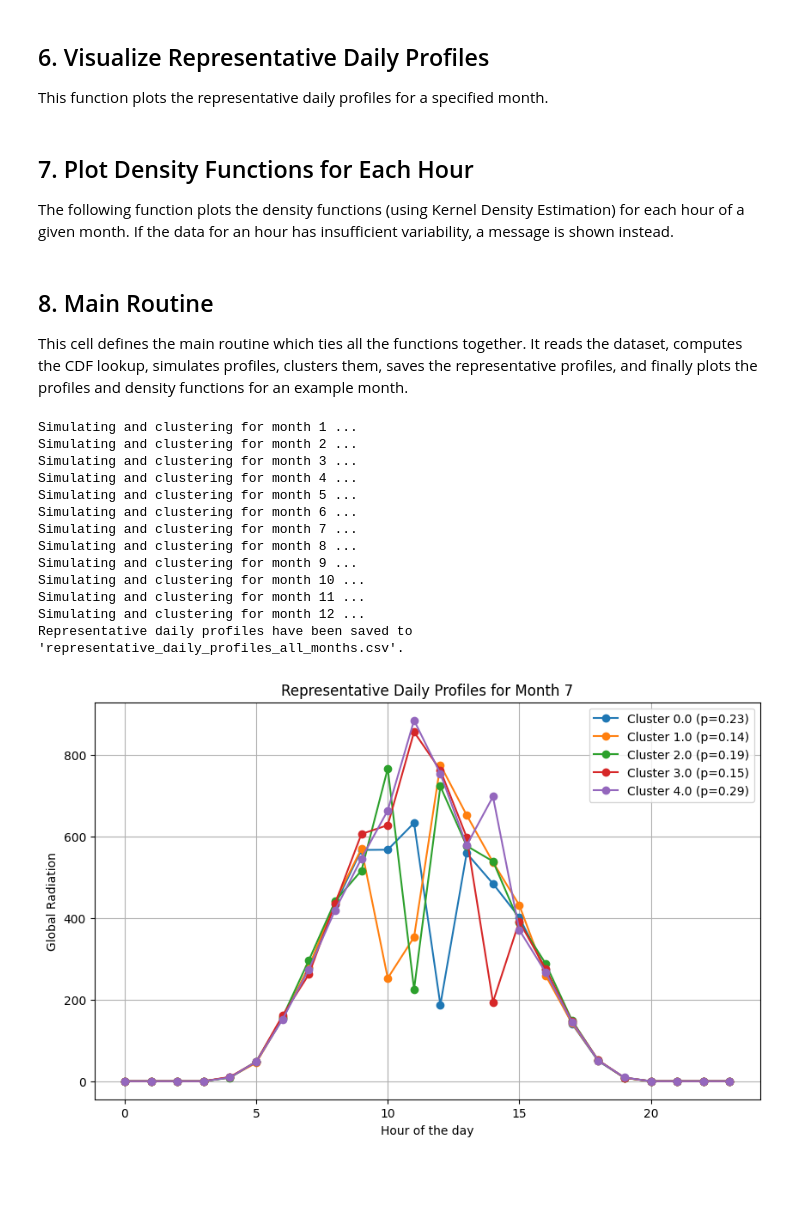
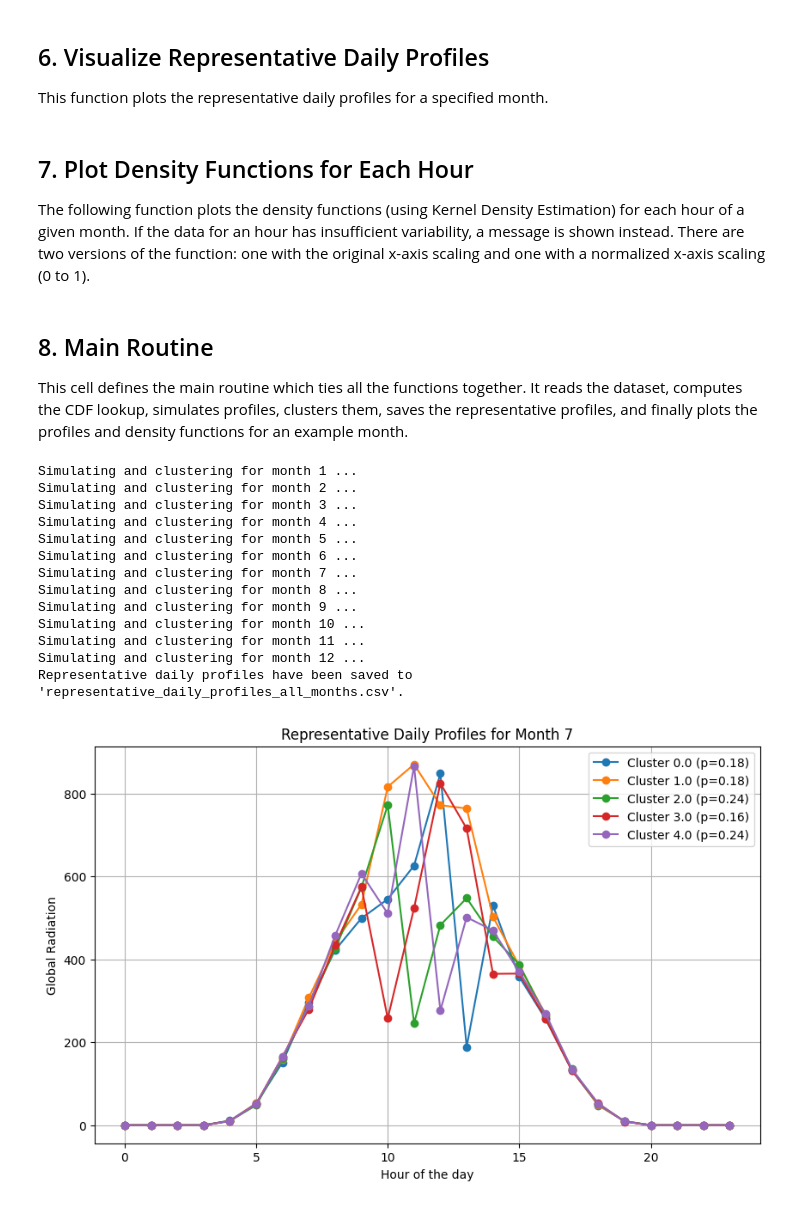
Before and after one commit to czwiessler/AMOProject, a Jupyter notebook: MonteCarloSimulation.ipynb, the cells around one changed output. Drawn from its saved outputs; the diff is of its cells as text; code cells hidden in the pictures; blank space fills up the shorter version.

Commit message:
updated density plots, dataset

```diff
--- a/MonteCarloSimulation.ipynb
+++ b/MonteCarloSimulation.ipynb
@@ -193,6 +193,7 @@ def plot_profiles_for_month(rep_df, month):
 ## 7. Plot Density Functions for Each Hour
 
 The following function plots the density functions (using Kernel Density Estimation) for each hour of a given month. If the data for an hour has insufficient variability, a message is shown instead.
+There are two versions of the function: one with the original x-axis scaling and one with a normalized x-axis scaling (0 to 1).
 # %%
 def plot_density_functions_for_month(df, month):
     """
@@ -254,7 +325,7 @@ This cell defines the main routine which ties all the functions together. It rea
 # %%
 def main():
     # Parameters
-    dataset_path = 'Timeseries_2020_2023.csv'
+    dataset_path = 'Timeseries_2005_2023.csv'
     clusters_per_month = 5
     n_simulations = 1000
     example_month = 7
@@ -270,6 +341,7 @@ def main():
     for month in months:
         print(f"Simulating and clustering for month {month} ...")
         simulated_profiles = simulate_daily_profile(month, cdf_lookup, n_simulations)
+        #OUTPUT: shape ("n_simulations", 24) for month "month"
         # Skip if there is not enough data
         if simulated_profiles.shape[0] < clusters_per_month:
             continue
@@ -277,31 +349,34 @@ def main():
         for cl in clusters:
             cl['month'] = month
             rep_profiles.append(cl)
 
     # 4. Save representative profiles
     rep_df = save_representative_profiles(rep_profiles)
 
     # 5. Visualize representative profiles for an example month
     plot_profiles_for_month(rep_df, example_month)
 
     # 6. Visualize density functions for each hour of the example month
     plot_density_functions_for_month(df, example_month)
 
+    # 7. Visualize density functions for each hour of the example month with normalized x-axis
+    plot_density_functions_for_month_normalized(df, example_month)
+
 
 if __name__ == "__main__":
     main()
 # %% [output]
 Simulating and clustering for month 1 ...
 Simulating and clustering for month 2 ...
 Simulating and clustering for month 3 ...
 Simulating and clustering for month 4 ...
 Simulating and clustering for month 5 ...
 Simulating and clustering for month 6 ...
 Simulating and clustering for month 7 ...
 Simulating and clustering for month 8 ...
 Simulating and clustering for month 9 ...
 Simulating and clustering for month 10 ...
 Simulating and clustering for month 11 ...
 Simulating and clustering for month 12 ...
 Representative daily profiles have been saved to 'representative_daily_profiles_all_months.csv'.
-[figure, old version]
+[figure, new version]
```
Also changed, not shown: parts of 5 cells of this notebook, 2 other files.
